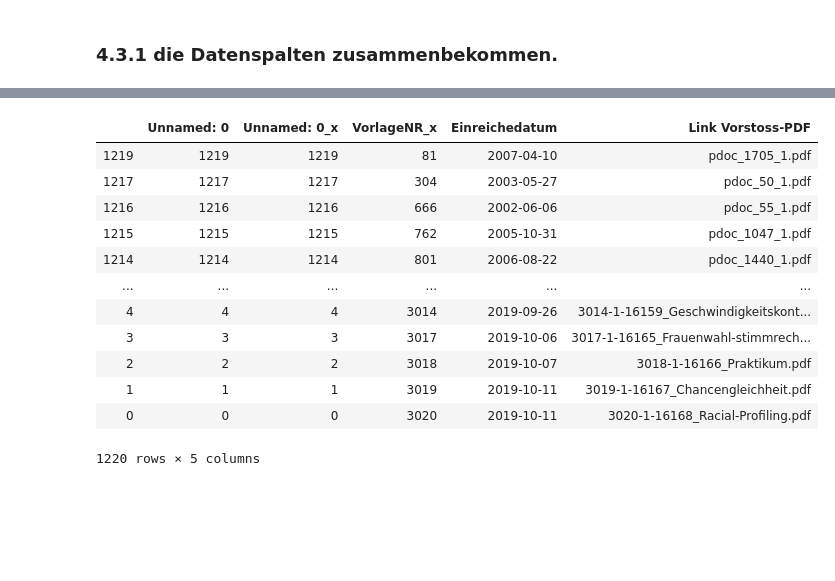
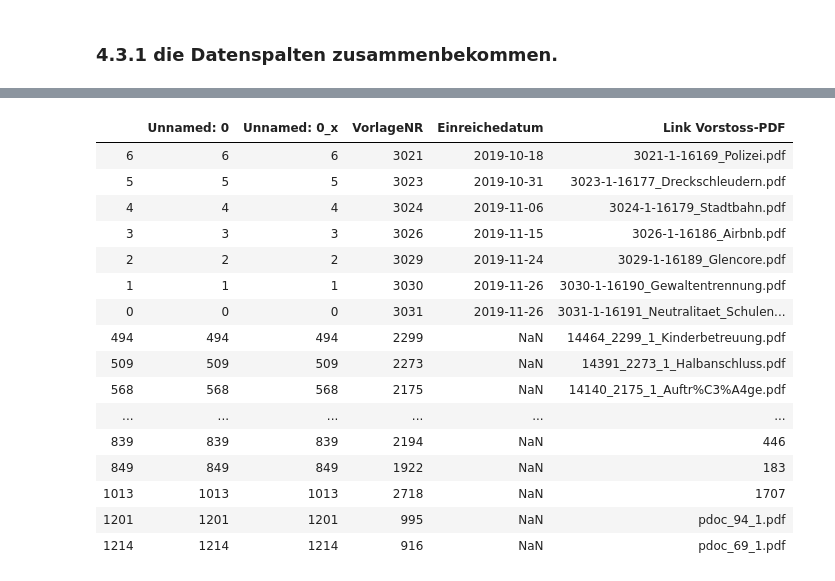
Before and after one commit to ZoeGwerder/cas-ddj, a Jupyter notebook: Projekt Kantonsrat/01 Kantonsrat Zug Endcodes zusammengestellt.ipynb, the cells around one changed output, grey strips where cells are left out. Saved outputs shown, nothing was run; the diff lists cells and outputs as text; code cells hidden in the pictures; blank space fills up the shorter version.

```diff
--- a/Projekt Kantonsrat/01 Kantonsrat Zug Endcodes zusammengestellt.ipynb
+++ b/Projekt Kantonsrat/01 Kantonsrat Zug Endcodes zusammengestellt.ipynb
@@ -394,16 +468,20 @@ df_dat_all
 # %%
-df_dat_all.sort_values("VorlageNR_x")
+df_dat_all.sort_values("Einreichedatum").tail(20)
 # %% [output]
-|  | Unnamed: 0 | Unnamed: 0_x | VorlageNR_x | Einreichedatum | Link Vorstoss-PDF |
-| 1219 | 1219 | 1219 | 81 | 2007-04-10 | pdoc_1705_1.pdf |
-| 1217 | 1217 | 1217 | 304 | 2003-05-27 | pdoc_50_1.pdf |
-| 1216 | 1216 | 1216 | 666 | 2002-06-06 | pdoc_55_1.pdf |
-| 1215 | 1215 | 1215 | 762 | 2005-10-31 | pdoc_1047_1.pdf |
-| 1214 | 1214 | 1214 | 801 | 2006-08-22 | pdoc_1440_1.pdf |
+|  | Unnamed: 0 | Unnamed: 0_x | VorlageNR | Einreichedatum | Link Vorstoss-PDF |
+| 6 | 6 | 6 | 3021 | 2019-10-18 | 3021-1-16169_Polizei.pdf |
+| 5 | 5 | 5 | 3023 | 2019-10-31 | 3023-1-16177_Dreckschleudern.pdf |
+| 4 | 4 | 4 | 3024 | 2019-11-06 | 3024-1-16179_Stadtbahn.pdf |
+| 3 | 3 | 3 | 3026 | 2019-11-15 | 3026-1-16186_Airbnb.pdf |
+| 2 | 2 | 2 | 3029 | 2019-11-24 | 3029-1-16189_Glencore.pdf |
+| 1 | 1 | 1 | 3030 | 2019-11-26 | 3030-1-16190_Gewaltentrennung.pdf |
+| 0 | 0 | 0 | 3031 | 2019-11-26 | 3031-1-16191_Neutralitaet_Schulen... |
+| 494 | 494 | 494 | 2299 | NaN | 14464_2299_1_Kinderbetreuung.pdf |
+| 509 | 509 | 509 | 2273 | NaN | 14391_2273_1_Halbanschluss.pdf |
+| 568 | 568 | 568 | 2175 | NaN | 14140_2175_1_Auftr%C3%A4ge.pdf |
 | ... | ... | ... | ... | ... | ... |
-| 4 | 4 | 4 | 3014 | 2019-09-26 | 3014-1-16159_Geschwindigkeitskont... |
-| 3 | 3 | 3 | 3017 | 2019-10-06 | 3017-1-16165_Frauenwahl-stimmrech... |
-| 2 | 2 | 2 | 3018 | 2019-10-07 | 3018-1-16166_Praktikum.pdf |
-| 1 | 1 | 1 | 3019 | 2019-10-11 | 3019-1-16167_Chancengleichheit.pdf |
-| 0 | 0 | 0 | 3020 | 2019-10-11 | 3020-1-16168_Racial-Profiling.pdf |
+| 839 | 839 | 839 | 2194 | NaN | 446 |
+| 849 | 849 | 849 | 1922 | NaN | 183 |
+| 1013 | 1013 | 1013 | 2718 | NaN | 1707 |
+| 1201 | 1201 | 1201 | 995 | NaN | pdoc_94_1.pdf |
+| 1214 | 1214 | 1214 | 916 | NaN | pdoc_69_1.pdf |
-1220 rows × 5 columns
```
Also changed, not shown: parts of 47 cells of this notebook, 16 other files.
